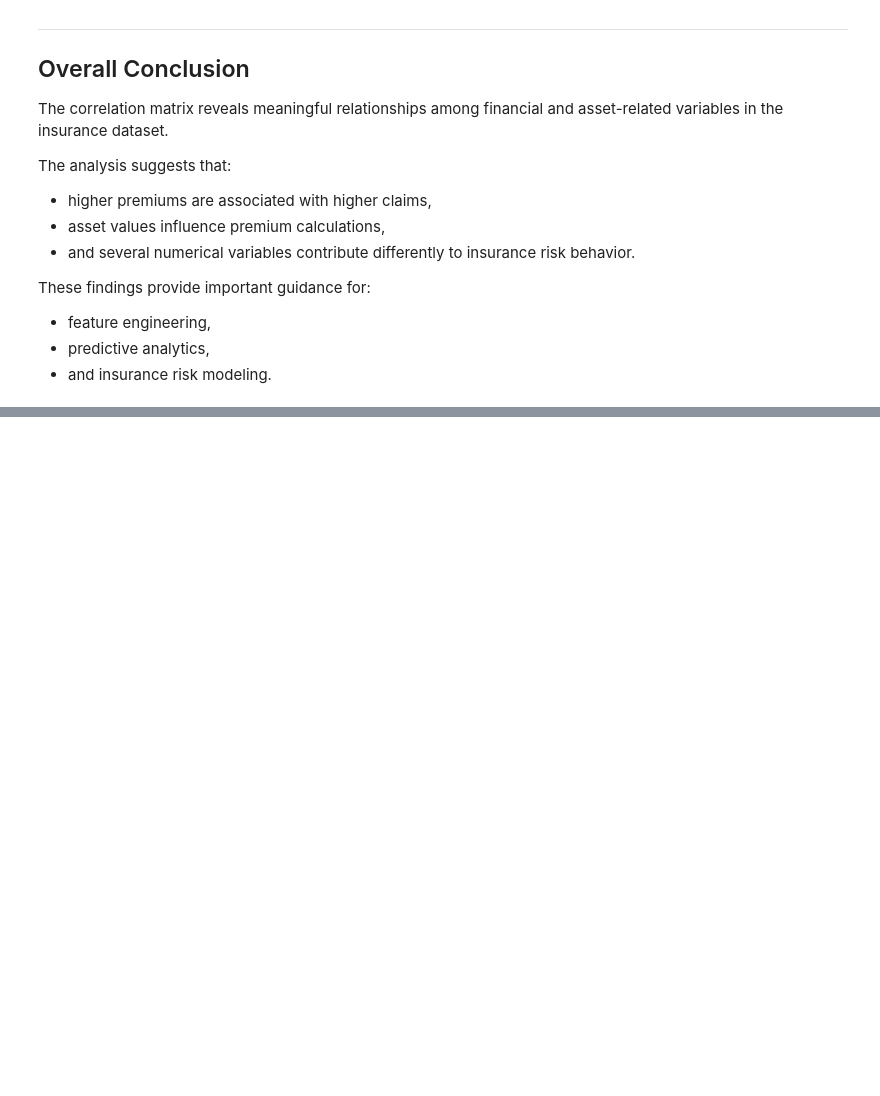
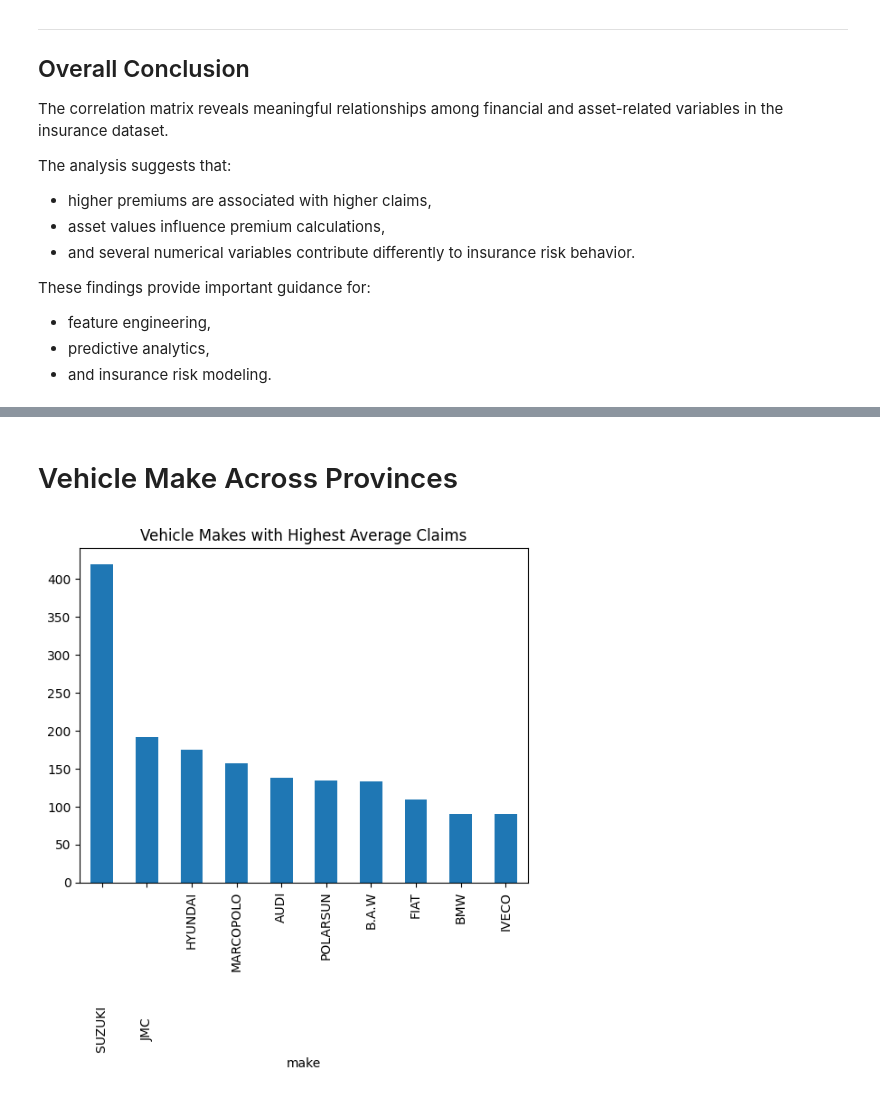
Before and after one commit to yenguandroid/Insurance-risk-analytics, a Jupyter notebook: notebooks/task1_eda.ipynb, the cells around one changed output, grey strips where cells are left out. Saved outputs shown, nothing was run; the diff lists cells and outputs as text; code cells hidden in the pictures; blank space fills up the shorter version.

```diff
--- a/notebooks/task1_eda.ipynb
+++ b/notebooks/task1_eda.ipynb
@@ -649,0 +759,10 @@ These findings provide important guidance for:
+# %% [markdown]
+# Vehicle Make Across Provinces
+# %%
+top_makes = df.groupby("make")["TotalClaims"].mean().sort_values(ascending=False).head(10)
+
+top_makes.plot(kind="bar")
+plt.title("Vehicle Makes with Highest Average Claims")
+plt.show()
+# %% [output]
+[figure, added]
```
Also changed, not shown: parts of 3 cells of this notebook.
